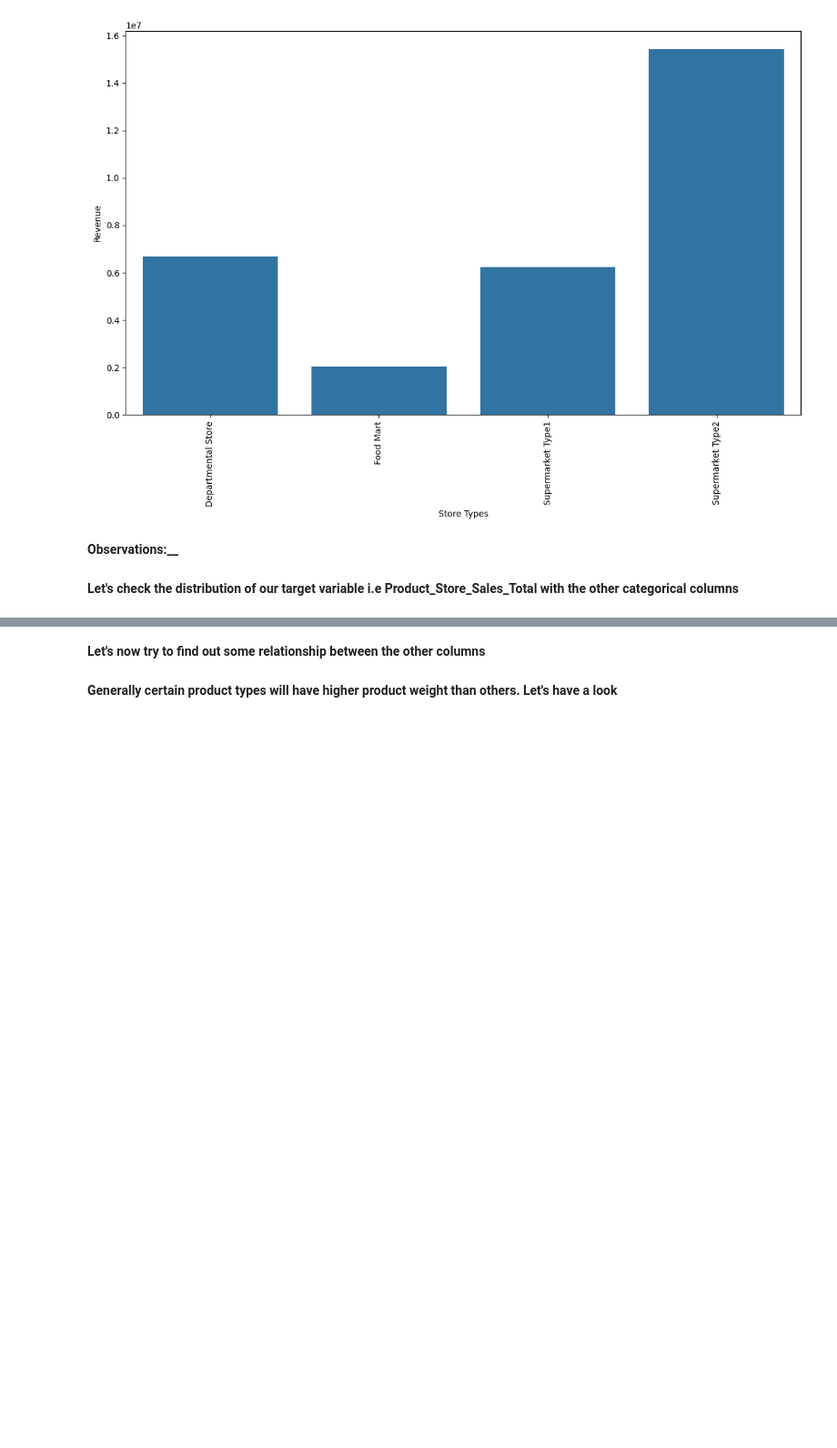
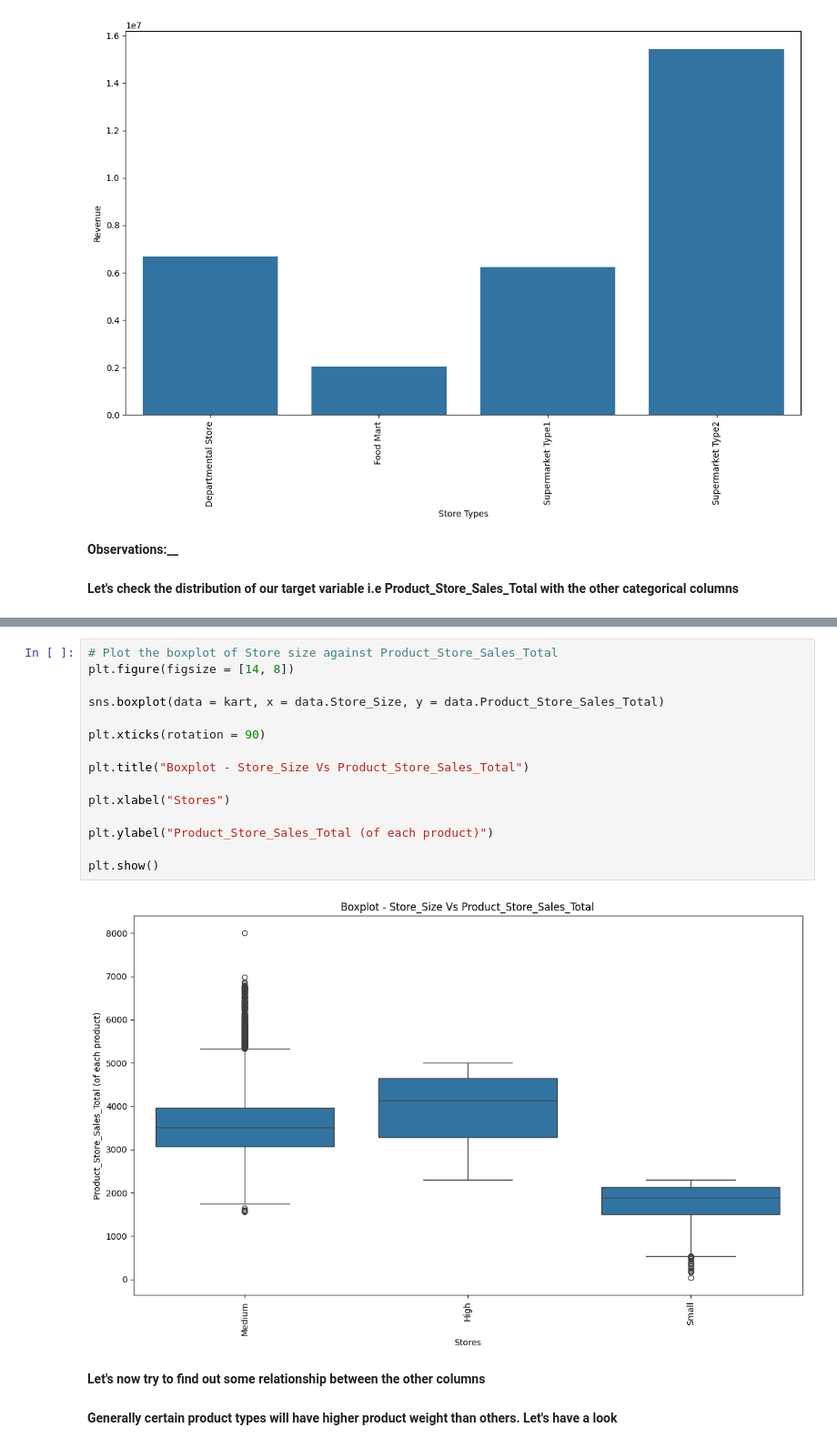
Before and after one commit to Narcissa18/CreateAccountFormAutomation, a Jupyter notebook: Learner_Notebook_Machine_Learning_Practice_Project.ipynb, the cells around one changed output, grey strips where cells are left out. Shown at 91% size. Cells and saved outputs as stored; diff of their text form; blank space fills up the shorter version.

```diff
--- a/Learner_Notebook_Machine_Learning_Practice_Project.ipynb
+++ b/Learner_Notebook_Machine_Learning_Practice_Project.ipynb
@@ -695,3 +695,20 @@ plt.show()
+# %%
+# Plot the boxplot of Store size against Product_Store_Sales_Total
+plt.figure(figsize = [14, 8])
+
+sns.boxplot(data = kart, x = data.Store_Size, y = data.Product_Store_Sales_Total)
+
+plt.xticks(rotation = 90)
+
+plt.title("Boxplot - Store_Size Vs Product_Store_Sales_Total")
+
+plt.xlabel("Stores")
+
+plt.ylabel("Product_Store_Sales_Total (of each product)")
+
+plt.show()
+# %% [output]
+[figure, added]
 # %% [markdown]
 **Let's now try to find out some relationship between the other columns**
 # %% [markdown]
```
Also changed, not shown: parts of 48 cells of this notebook.
